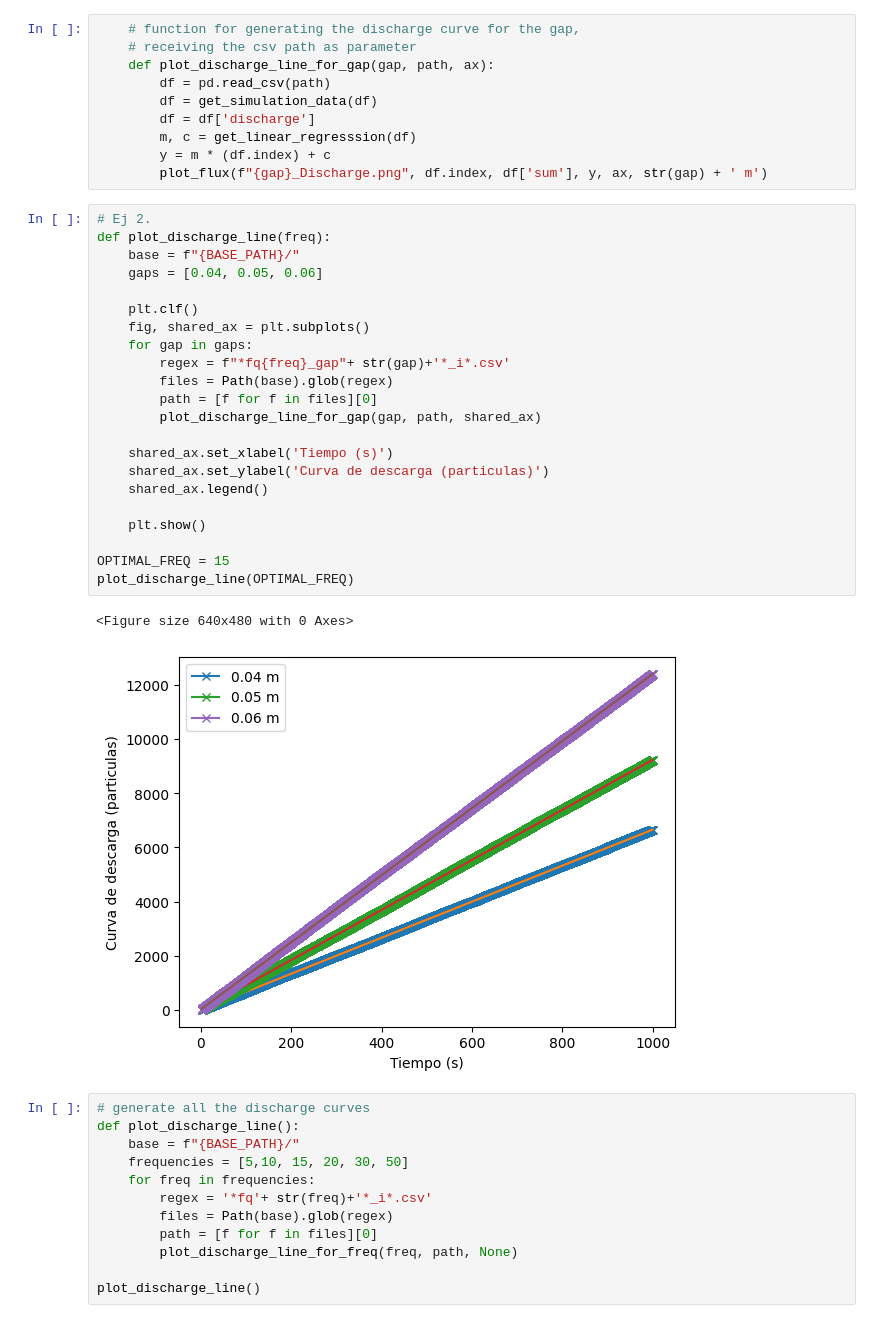
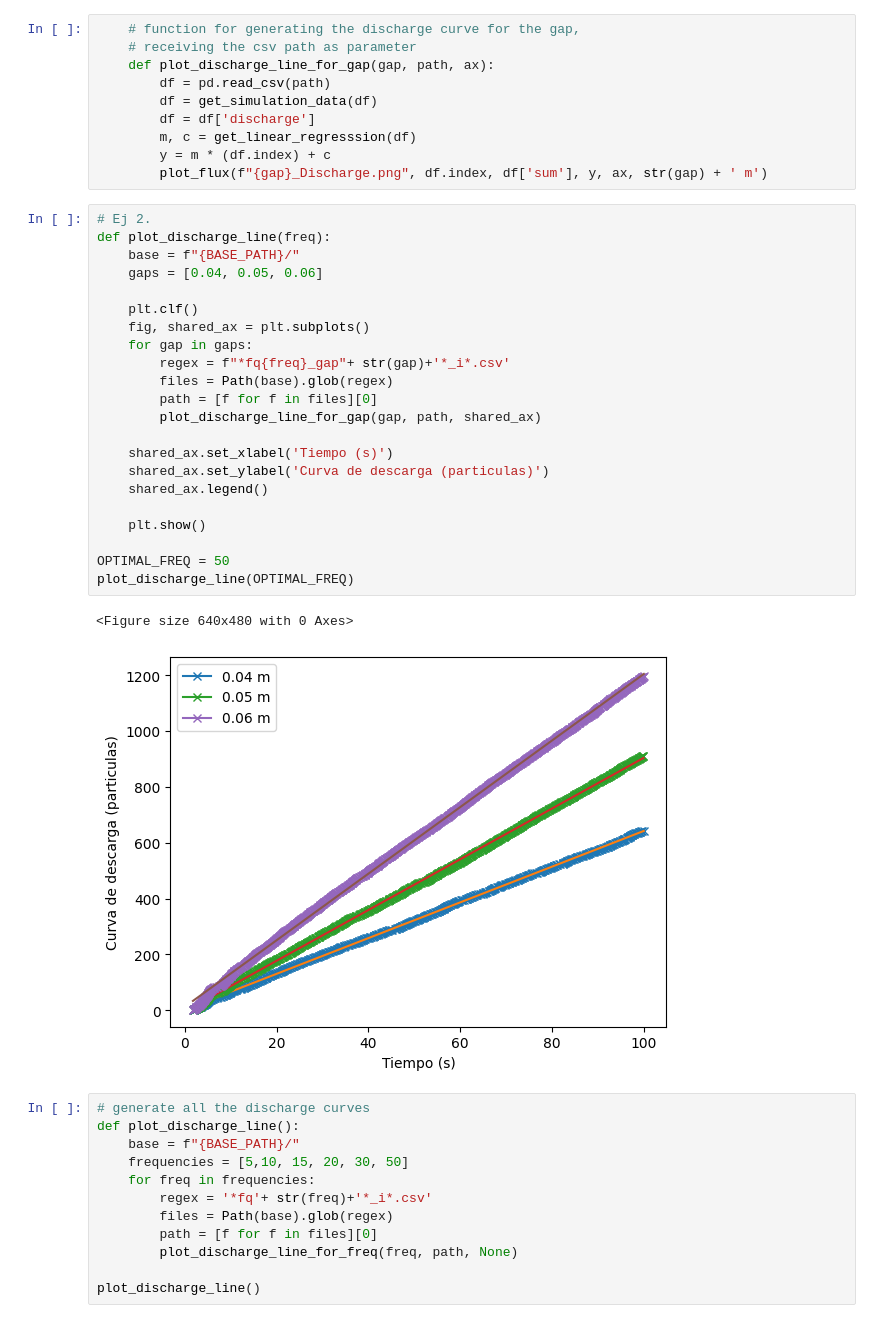
Before and after one commit to shadad00/Simulacion-de-sistemas, a Jupyter notebook: notebooks/TP5.ipynb, the cells around one changed output. Cells and saved outputs as stored; diff of their text form.

```diff
--- a/notebooks/TP5.ipynb
+++ b/notebooks/TP5.ipynb
@@ -116,28 +116,28 @@ plot_caudal_by_frequency()
 # %%
 # Ej 2.
 def plot_discharge_line(freq):
     base = f"{BASE_PATH}/"
     gaps = [0.04, 0.05, 0.06]
 
     plt.clf()
     fig, shared_ax = plt.subplots()
     for gap in gaps:
         regex = f"*fq{freq}_gap"+ str(gap)+'*_i*.csv'
         files = Path(base).glob(regex)
         path = [f for f in files][0]
         plot_discharge_line_for_gap(gap, path, shared_ax)
 
     shared_ax.set_xlabel('Tiempo (s)')
     shared_ax.set_ylabel('Curva de descarga (particulas)')
     shared_ax.legend()
 
     plt.show()
 
-OPTIMAL_FREQ = 15
+OPTIMAL_FREQ = 50
 plot_discharge_line(OPTIMAL_FREQ)
 # %% [output]
 <Figure size 640x480 with 0 Axes>
-[figure, old version]
+[figure, new version]
 # %%
 # generate all the discharge curves
 def plot_discharge_line():
```
Also changed, not shown: parts of 8 cells of this notebook, 6 other files.
